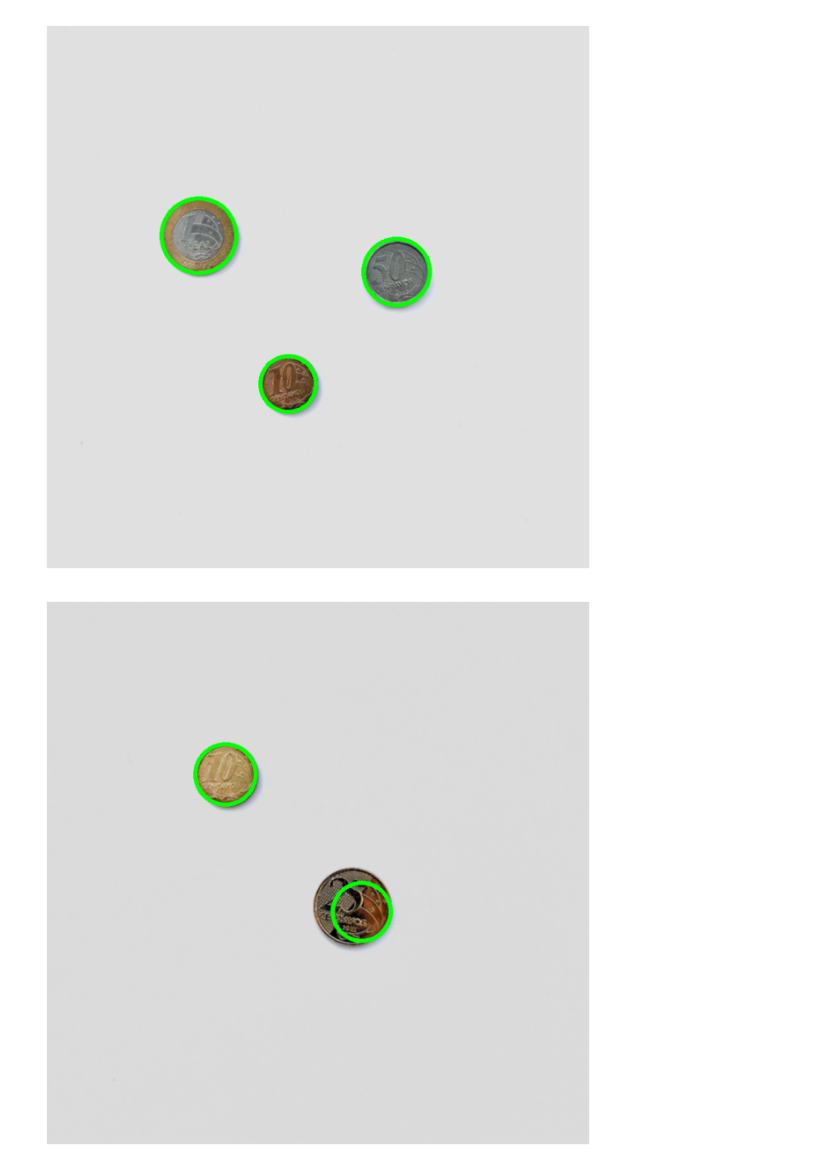
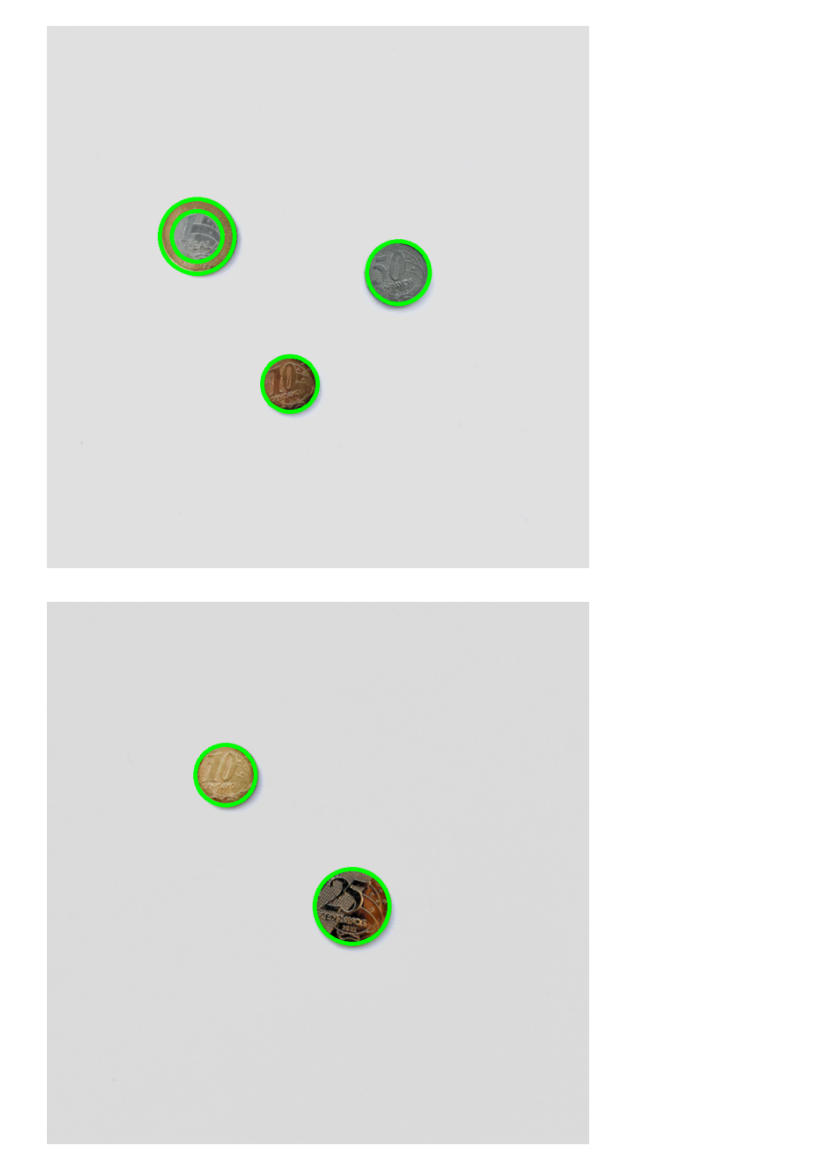
Before and after one commit to macedoti13/CoinVision, a Jupyter notebook: localizacao_moedas.ipynb, the cells around one changed output. Cells and saved outputs as stored; diff of their text form; code cells hidden in the pictures.

```diff
--- a/localizacao_moedas.ipynb
+++ b/localizacao_moedas.ipynb
@@ -10,7 +10,7 @@ for i in range(10):
     img = cv2.GaussianBlur(img, (3,3), 0)
     img_g = cv2.cvtColor(img, cv2.COLOR_RGB2GRAY)
     edges = cv2.Canny(img_g, 200, 400)
-    circles = cv2.HoughCircles(img_g, cv2.HOUGH_GRADIENT, 1, 30, param1=300, param2=60)
+    circles = cv2.HoughCircles(img_g, cv2.HOUGH_GRADIENT_ALT, 1, 30, param1=300, param2=0.9)
     if circles is not None:
         circles = np.uint16(np.around(circles))
         for i in circles[0, :]:
@@ -32,2 +32,2 @@ plt.show()
-[figure, old version]
+[figure, new version]
-[figure, old version]
+[figure, new version]
```
Also changed, not shown: parts of 1 cell of this notebook.
